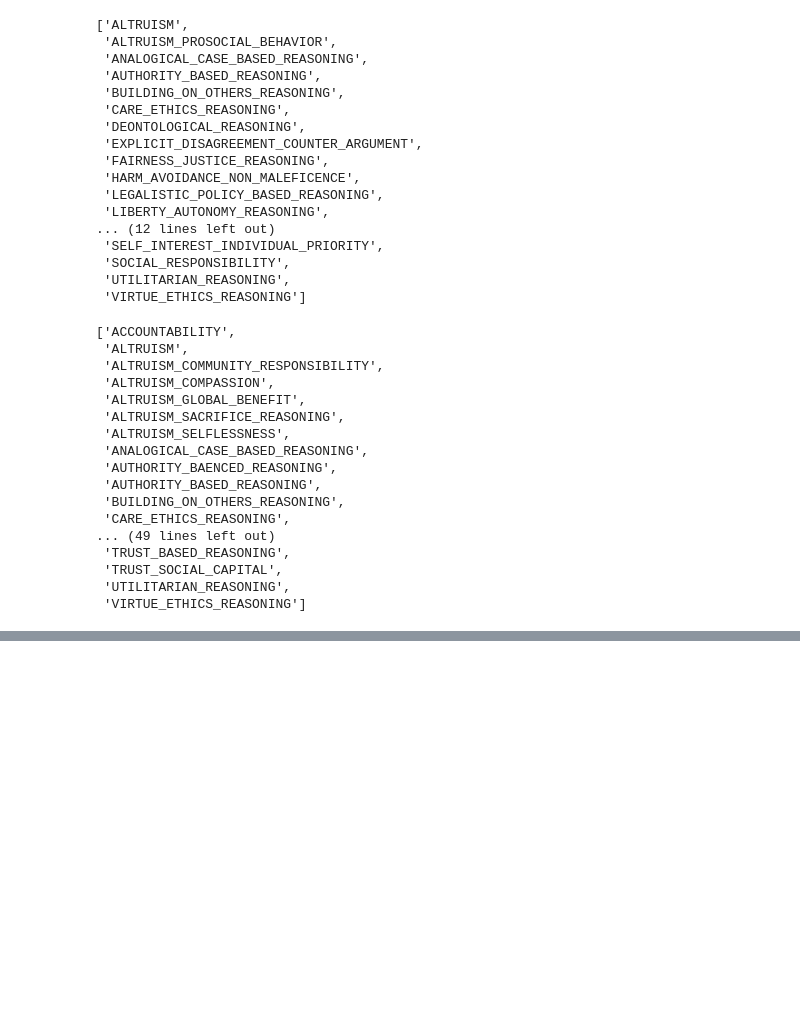
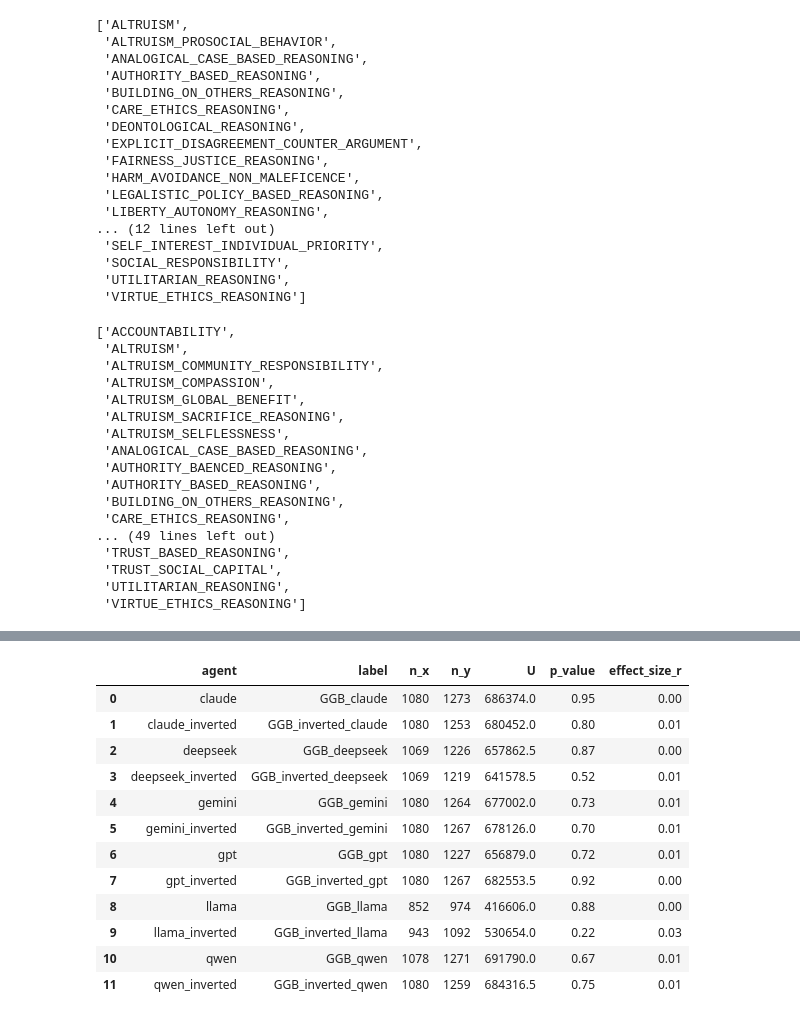
Before and after one commit to rapturt9/wisdom_agents, a Jupyter notebook: GGB_Analysis_with_classifications_Sinem.ipynb, the cells around one changed output, grey strips where cells are left out. Cells and saved outputs as stored; diff of their text form; code cells hidden in the pictures; blank space fills up the shorter version.

```diff
--- a/GGB_Analysis_with_classifications_Sinem.ipynb
+++ b/GGB_Analysis_with_classifications_Sinem.ipynb
@@ -997,0 +1004,89 @@ list(star_categories)
+# %%
+import pandas as pd
+import numpy as np
+from scipy.stats import mannwhitneyu, norm
+from IPython.display import display, HTML
+
+results = []
+
+# Extract unique labels from single_by_category for matching
+available_labels = single_by_category['label'].unique()
+
+# Loop over agent_shortnames in rr_by_agent_df
+for agent in rr_by_agent_df['agent_shortname'].unique():
+    if 'inverted' in agent:
+        # e.g. "claude_inverted" -> "GGB_inverted_claude"
+        base = agent.replace('_inverted', '')
+        label = f'GGB_inverted_{base}'
+    else:
+        label = f'GGB_{agent}'
+
+    if label not in available_labels:
+        continue
+
+    y = rr_by_agent_df[(rr_by_agent_df['agent_shortname'] == agent) &
+                       (rr_by_agent_df['round'] == 1) &
+                        (rr_by_agent_df['message_index'] == 1)
+      ]['agent_answer'].dropna()
+    x = single_df[single_df['label'] == label]['answer_numeric'].dropna()
+
+    if len(x) < 2 or len(y) < 2:
+        continue
+
+    stat, p = mannwhitneyu(x, y, alternative='two-sided')
+
+    try:
+        z = norm.ppf(1 - p / 2)
+        r = z / np.sqrt(len(x) + len(y))
+    except:
+        r = np.nan
+
+    results.append({
+        'agent': agent,
+        'label': label,
+        'n_x': len(x),
+        'n_y': len(y),
+        'U': stat,
+        'p_value': p,
+        'effect_size_r': r
+    })
+
+results_df = pd.DataFrame(results)
+
+# Round selected float columns
+results_df['p_value'] = results_df['p_value'].round(2)
+results_df['effect_size_r'] = results_df['effect_size_r'].round(2)
+
+
+# for better display/sorting:
+# Create a helper column with base agent name (without "_inverted")
+results_df['agent_base'] = results_df['agent'].str.replace('_inverted', '', regex=False)
+
+# Optional: set a consistent order based on unique agent bases
+agent_order = results_df['agent_base'].drop_duplicates().tolist()
+
+# Sort by agent base first, then put normal agent before inverted
+results_df = results_df.sort_values(
+    by=['agent_base', 'agent'],
+    key=lambda col: col if col.name != 'agent' else col.apply(lambda x: (x.endswith('_inverted'), x))
+).reset_index(drop=True)
+
+# Drop the helper column if not needed
+results_df = results_df.drop(columns='agent_base')
+
+#print(results_df)
+results_df
+# %% [output]
+|  | agent | label | n_x | n_y | U | p_value | effect_size_r |
+| 0 | claude | GGB_claude | 1080 | 1273 | 686374.0 | 0.95 | 0.00 |
+| 1 | claude_inverted | GGB_inverted_claude | 1080 | 1253 | 680452.0 | 0.80 | 0.01 |
+| 2 | deepseek | GGB_deepseek | 1069 | 1226 | 657862.5 | 0.87 | 0.00 |
+| 3 | deepseek_inverted | GGB_inverted_deepseek | 1069 | 1219 | 641578.5 | 0.52 | 0.01 |
+| 4 | gemini | GGB_gemini | 1080 | 1264 | 677002.0 | 0.73 | 0.01 |
+| 5 | gemini_inverted | GGB_inverted_gemini | 1080 | 1267 | 678126.0 | 0.70 | 0.01 |
+| 6 | gpt | GGB_gpt | 1080 | 1227 | 656879.0 | 0.72 | 0.01 |
+| 7 | gpt_inverted | GGB_inverted_gpt | 1080 | 1267 | 682553.5 | 0.92 | 0.00 |
+| 8 | llama | GGB_llama | 852 | 974 | 416606.0 | 0.88 | 0.00 |
+| 9 | llama_inverted | GGB_inverted_llama | 943 | 1092 | 530654.0 | 0.22 | 0.03 |
+| 10 | qwen | GGB_qwen | 1078 | 1271 | 691790.0 | 0.67 | 0.01 |
+| 11 | qwen_inverted | GGB_inverted_qwen | 1080 | 1259 | 684316.5 | 0.75 | 0.01 |
```
Also changed, not shown: parts of 41 cells of this notebook.
